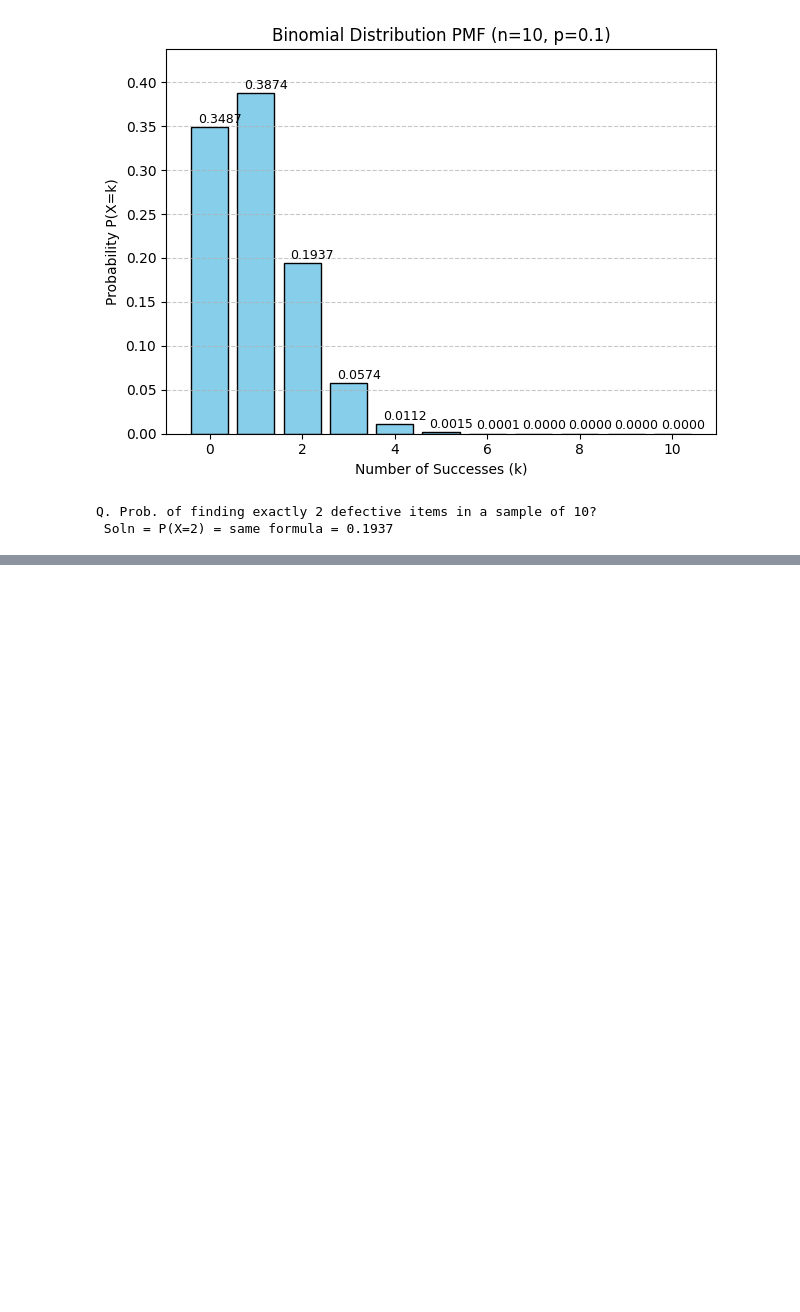
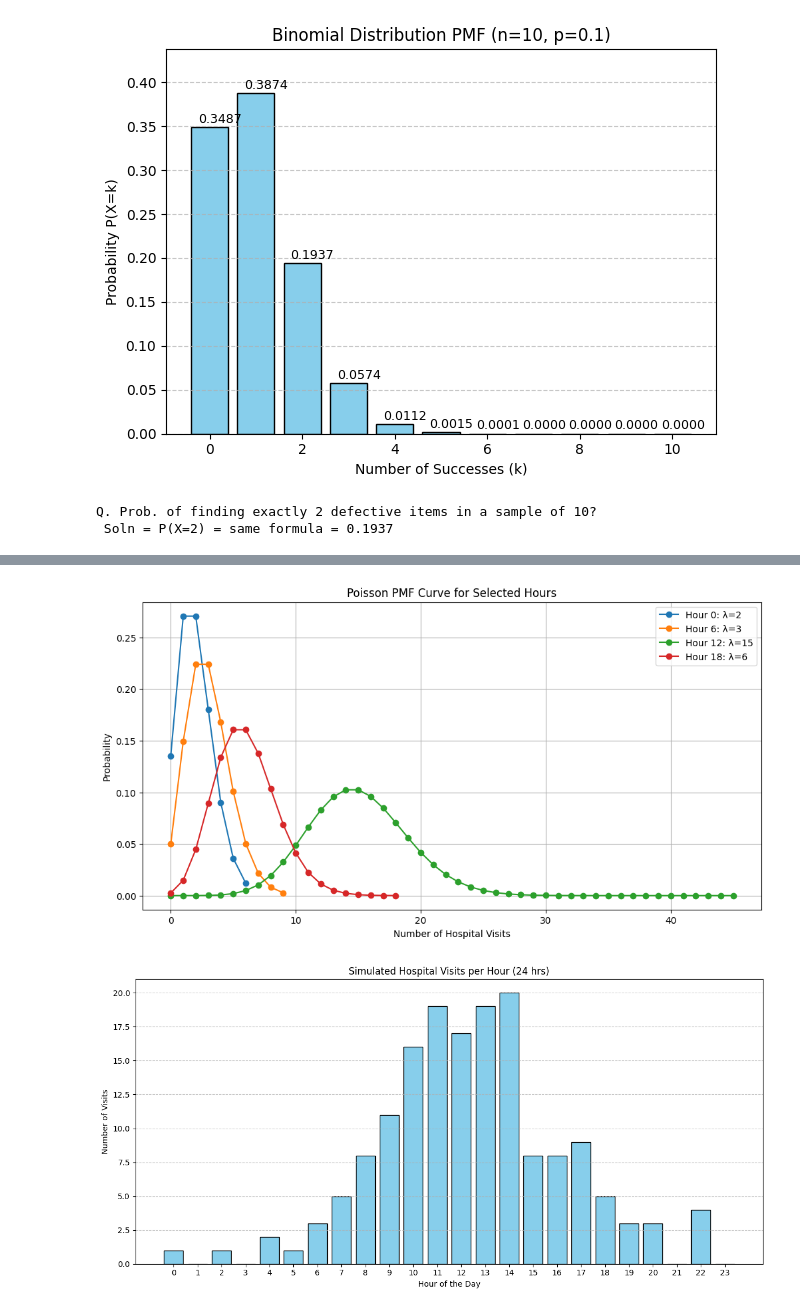
Before and after one commit to abhik12295/Data-Science-Learning, a Jupyter notebook: Statistics/types_of_probability_distribution.ipynb, the cells around one changed output, grey strips where cells are left out. Drawn from its saved outputs; the diff is of its cells as text; code cells hidden in the pictures; blank space fills up the shorter version.

Commit message:
PoissonDistribution

```diff
--- a/Statistics/types_of_probability_distribution.ipynb
+++ b/Statistics/types_of_probability_distribution.ipynb
@@ -234,0 +260,44 @@ Q. Prob. of finding exactly 2 defective items in a sample of 10?
+# %%
+import numpy as np
+import matplotlib.pyplot as plt
+from scipy.stats import poisson
+
+# Define hours (24-hour format)
+hours = np.arange(0, 24)
+
+# Define lambda (λ) per hour (simulated hospital load)
+# Lower λ at night, higher during the day
+lambdas = np.array([
+    2, 1, 1, 1, 1, 2, 3, 5, 7, 9, 10, 12, 15, 14, 12, 10, 9, 8, 6, 4, 3, 2, 2, 1
+])
+
+# Simulate hospital visits per hour using Poisson distribution
+visits = poisson.rvs(mu=lambdas, size=24)
+
+# --- PMF Curve Visualization ---
+plt.figure(figsize=(12, 6))
+for i in range(0, 24, 6):  # Plot PMF for 4 different hours
+    x = np.arange(0, lambdas[i]*3 + 1)
+    pmf = poisson.pmf(x, mu=lambdas[i])
+    plt.plot(x, pmf, marker='o', label=f'Hour {i}: λ={lambdas[i]}')
+
+plt.title('Poisson PMF Curve for Selected Hours')
+plt.xlabel('Number of Hospital Visits')
+plt.ylabel('Probability')
+plt.legend()
+plt.grid(True)
+plt.show()
+
+# --- Histogram of Visits Across 24 Hours ---
+plt.figure(figsize=(12, 6))
+plt.bar(hours, visits, color='skyblue', edgecolor='black')
+plt.xticks(hours)
+plt.title('Simulated Hospital Visits per Hour (24 hrs)')
+plt.xlabel('Hour of the Day')
+plt.ylabel('Number of Visits')
+plt.grid(axis='y', linestyle='--', alpha=0.7)
+plt.tight_layout()
+plt.show()
+# %% [output]
+[figure, added]
+[figure, added]
```
Also changed, not shown: parts of 5 cells of this notebook.
